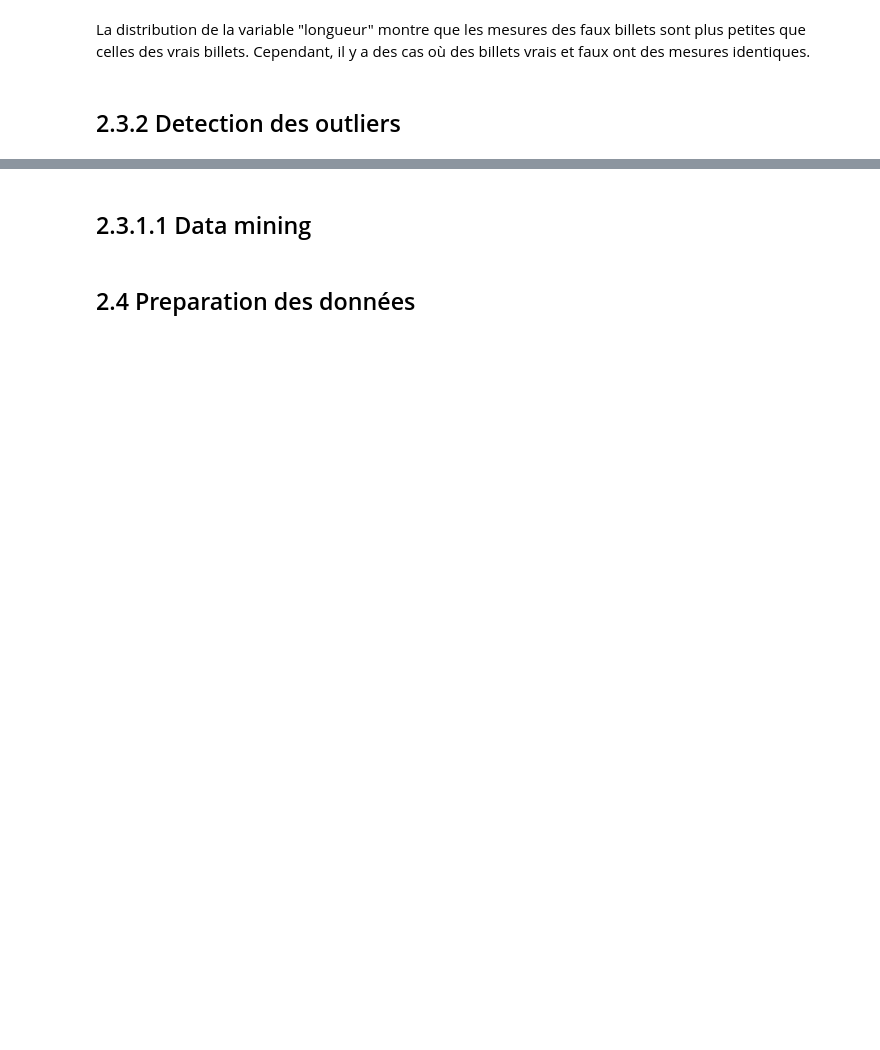
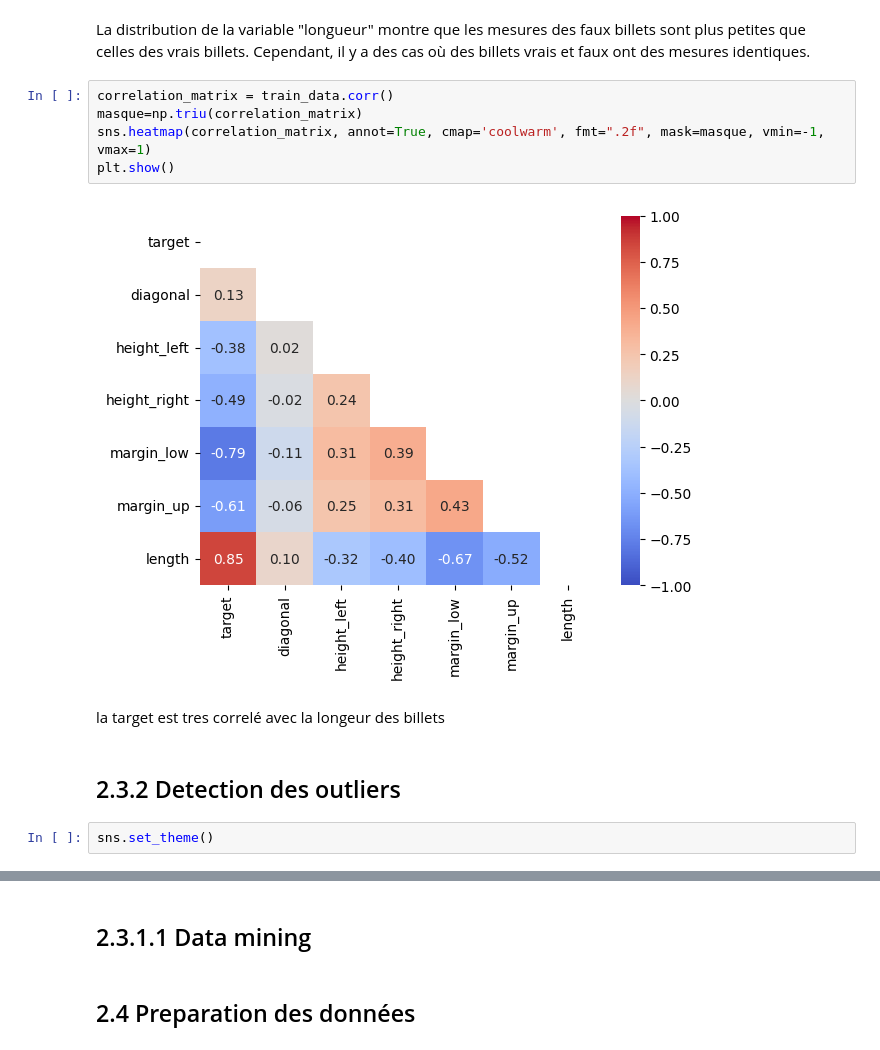
Before and after one commit to Nada-Lahbib/Project_10_Detection_des_faux_billets_avec_Python, a Jupyter notebook: notebooks/LAHBIB_Nada_1_notebook_022024.ipynb, the cells around one changed output, grey strips where cells are left out. Saved outputs shown, nothing was run; the diff lists cells and outputs as text; blank space fills up the shorter version.

```diff
--- a/notebooks/LAHBIB_Nada_1_notebook_022024.ipynb
+++ b/notebooks/LAHBIB_Nada_1_notebook_022024.ipynb
@@ -417,5 +398,16 @@ plt.show()
 [figure]
 # %% [markdown]
 La distribution de la variable "longueur" montre que les mesures des faux billets sont plus petites que celles des vrais billets. Cependant, il y a des cas où des billets vrais et faux ont des mesures identiques.
+# %%
+correlation_matrix = train_data.corr()
+masque=np.triu(correlation_matrix)
+sns.heatmap(correlation_matrix, annot=True, cmap='coolwarm', fmt=".2f", mask=masque, vmin=-1, vmax=1)
+plt.show()
+# %% [output]
+[figure, added]
+# %% [markdown]
+la target est tres correlé avec la longeur des billets
 # %% [markdown]
 ## 2.3.2 Detection des outliers
+# %%
+sns.set_theme()
```
Also changed, not shown: parts of 7 cells of this notebook.
